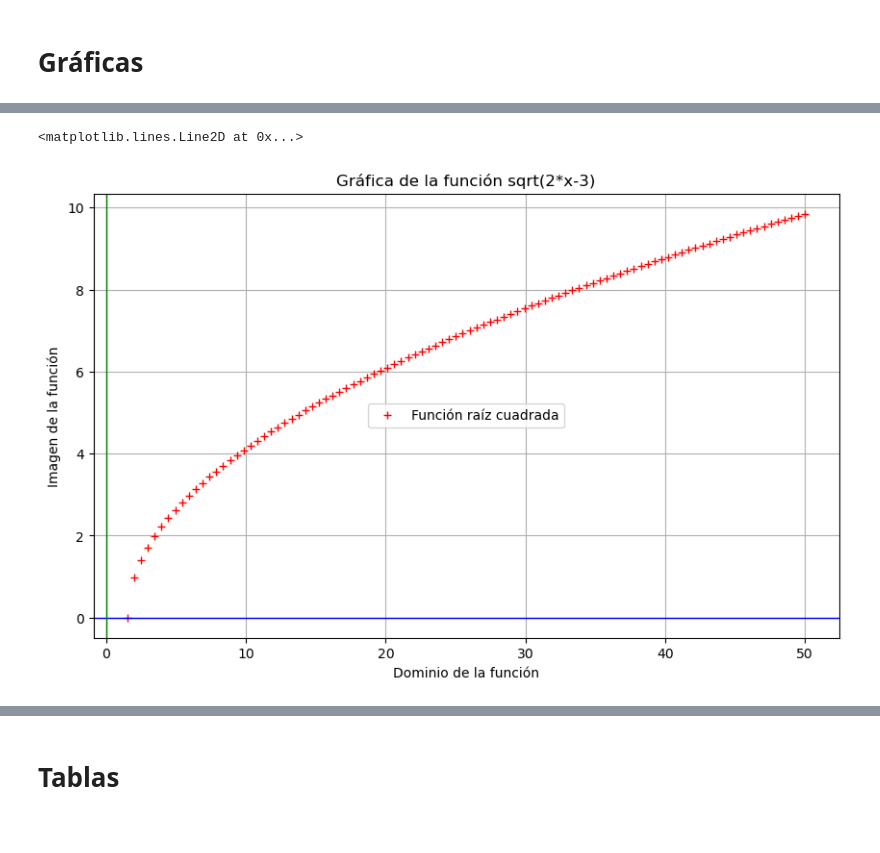
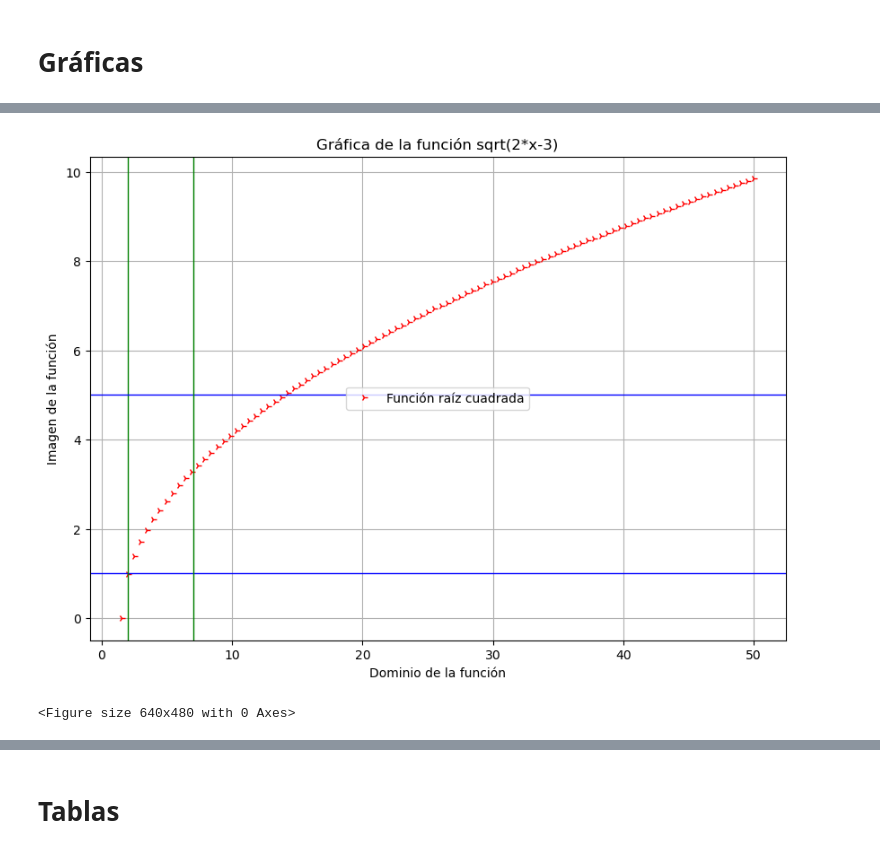
Before and after one commit to ENES-Merida/taller-de-investigacion-en-ciencias-ambientales-I, a Jupyter notebook: material_del_curso/elementos_de_programacion.ipynb, the cells around one changed output, grey strips where cells are left out. Drawn from its saved outputs; the diff is of its cells as text; code cells hidden in the pictures.

```diff
--- a/material_del_curso/elementos_de_programacion.ipynb
+++ b/material_del_curso/elementos_de_programacion.ipynb
@@ -1835,19 +1881,31 @@ img = fun1(dom)
 # %%
 # Gráfica en 2D
-plt.figure(figsize=(10, 6))
+plt.figure(figsize=(10, 7))
 # plt.plot(dom,img)
-# plt.plot(dom,img, label='Función raíz cuadrada')
-# plt.plot(dom,img, label='Función raíz cuadrada', color='red')
-plt.plot(dom,img, '+', label='Función raíz cuadrada', color='red')
+# plt.plot(dom,img, label='f(x)=sqrt(2x-3)')
+# plt.plot(dom,img, label='Función raíz cuadrada', color='#42BCF5', linewidth=1.2)
+plt.plot(dom,img, '4' ,label='Función raíz cuadrada', color='red')
 
 # Detalles de la gráfica
 plt.xlabel('Dominio de la función')
 plt.ylabel('Imagen de la función')
 plt.title('Gráfica de la función sqrt(2*x-3)')
 plt.legend(loc='center')
 plt.grid()
-plt.axhline(0, color='blue',linewidth=1)
-plt.axvline(0, color='green',linewidth=1)
+plt.axhline(1, color='blue',linewidth=1)
+plt.axvline(2, color='green',linewidth=1)
+plt.axhline(5, color='blue',linewidth=1)
+plt.axvline(7, color='green',linewidth=1)
+plt.savefig('../imagenes_notebook//funraiz.png')
+nombre = '../imagenes_notebook/fun2.png'
+plt.savefig(nombre)
 # %% [output]
-<matplotlib.lines.Line2D at 0x...>
-[figure, old version]
+[figure, new version]
+# %%
+tex = 'imagen'
+num = str(2)
+completo = '../imagenes_notebook/' + tex + num
+completo
+plt.savefig(completo)
+# %% [output]
+<Figure size 640x480 with 0 Axes>
```
Also changed, not shown: parts of 31 cells of this notebook, 5 other files.
